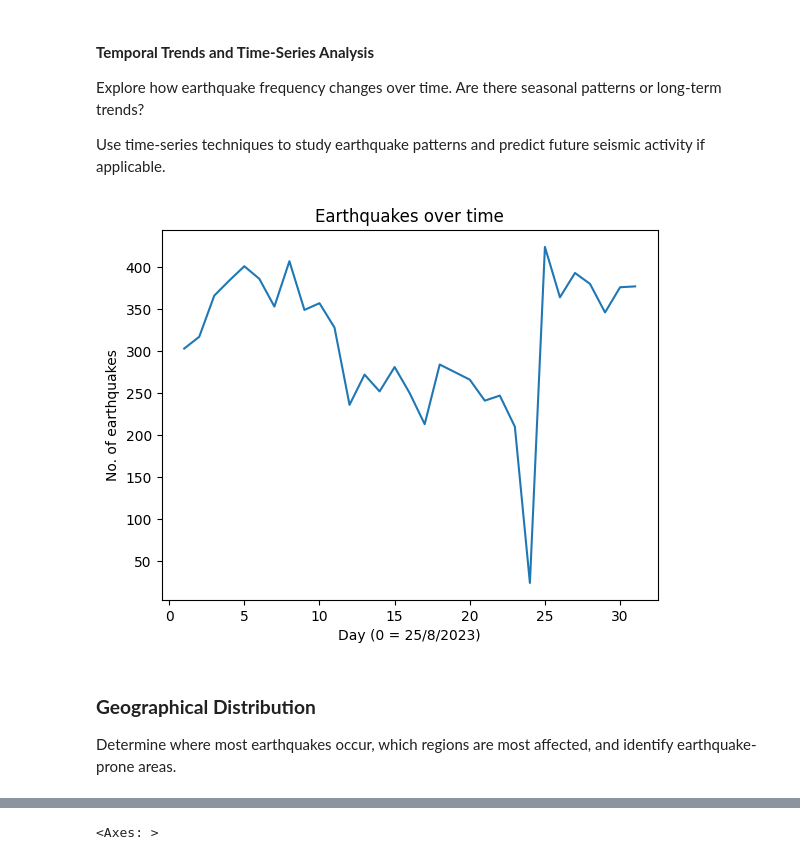
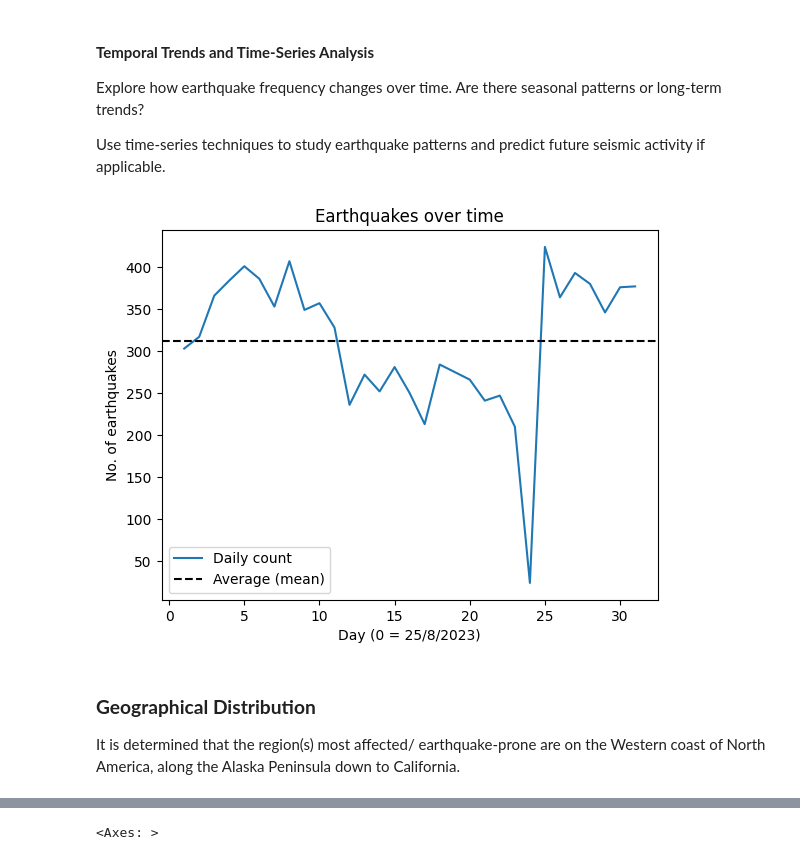
Before and after one commit to kieranthakkar/data_science, a Jupyter notebook: assignments/Week3/earthquakeNotebook.ipynb, the cells around one changed output, grey strips where cells are left out. Saved outputs shown, nothing was run; the diff lists cells and outputs as text; code cells hidden in the pictures.

Commit message:
Most text should be complete.

```diff
--- a/assignments/Week3/earthquakeNotebook.ipynb
+++ b/assignments/Week3/earthquakeNotebook.ipynb
@@ -34,18 +36,22 @@ Use time-series techniques to study earthquake patterns and predict future seism
 # %%
 # Re-index dataset w/ new column "day"
 df['day'] = pd.DatetimeIndex(df['time']).day
 
 # Group by day. Count earthquakes w/ .size()
 daily = df.groupby('day').size()
 
+average = np.mean(daily.values)
+
 # Line plot generation
-plt.plot(daily.index, daily.values)
+plt.plot(daily.index, daily.values, label="Daily count")
+plt.axhline(y=average, color="black", linestyle="--", label="Average (mean)")
 plt.xlabel(f"Day (0 = {min(pd.DatetimeIndex(df['time'])).day}/{min(pd.DatetimeIndex(df['time'])).month}/{min(pd.DatetimeIndex(df['time'])).year})")
 plt.ylabel('No. of earthquakes')
 plt.title('Earthquakes over time')
+plt.legend()
 plt.show()
 # %% [output]
-[figure, old version]
+[figure, new version]
-# %% [markdown]
-### **Geographical Distribution**
-Determine where most earthquakes occur, which regions are most affected, and identify earthquake-prone areas.
+# %% [markdown]
+### **Geographical Distribution**
+It is determined that the region(s) most affected/ earthquake-prone are on the Western coast of North America, along the Alaska Peninsula down to California.
```
Also changed, not shown: parts of 9 cells of this notebook.
